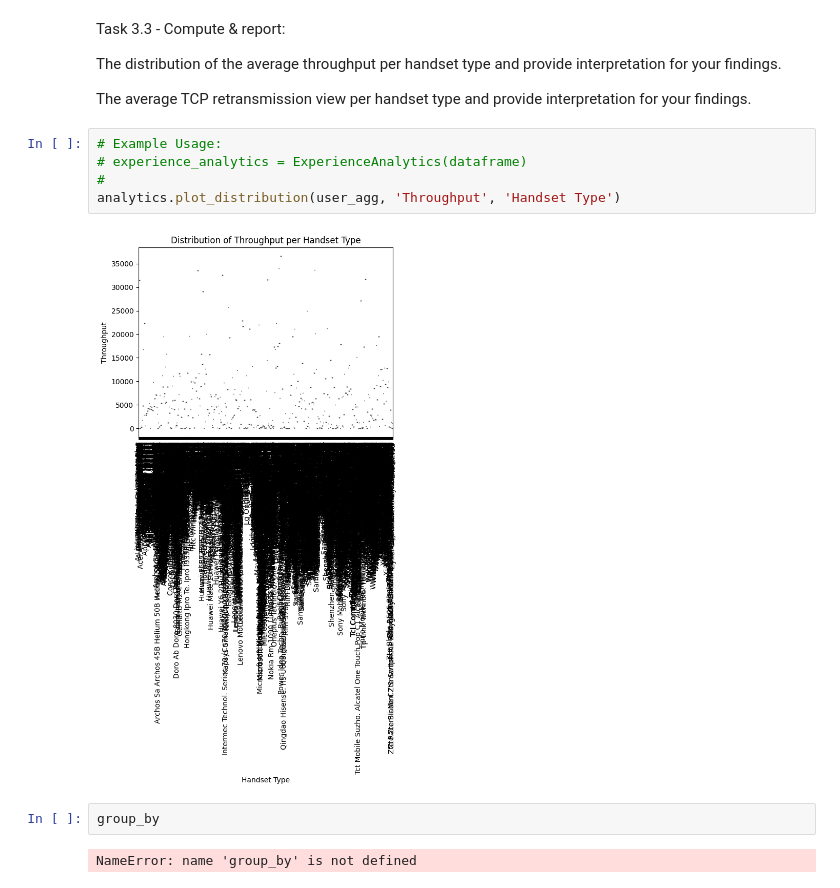
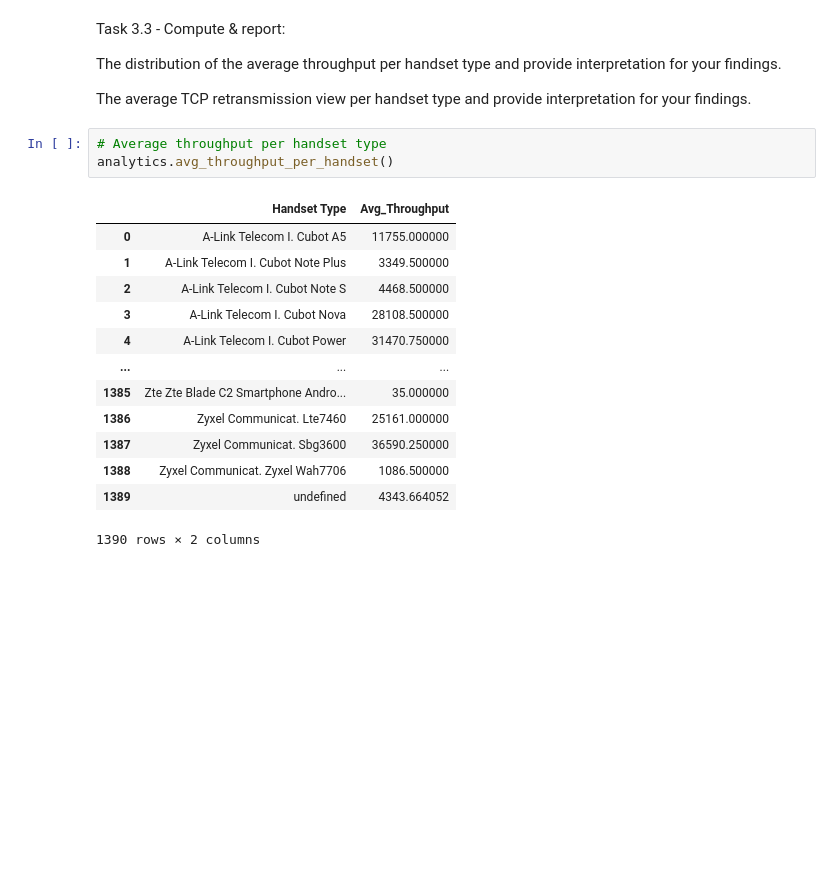
Before and after one commit to epythonlab/10academy-aim-week2-challenge, a Jupyter notebook: notebooks/experience_analytics.ipynb, the cells around one changed output. Saved outputs shown, nothing was run; the diff lists cells and outputs as text; blank space fills up the shorter version.

```diff
--- a/notebooks/experience_analytics.ipynb
+++ b/notebooks/experience_analytics.ipynb
@@ -72,14 +62,20 @@ Task 3.3 - Compute & report:
 The distribution of the average throughput per handset type and provide interpretation for your findings.
 
 The average TCP retransmission view per handset type and provide interpretation for your findings.
-# %%
-# Example Usage:
-# experience_analytics = ExperienceAnalytics(dataframe)
-#
-analytics.plot_distribution(user_agg, 'Throughput', 'Handset Type')
-# %% [output]
-[figure, removed]
-# %%
-group_by
-# %% [output]
-NameError: name 'group_by' is not defined
+# %%
+# Average throughput per handset type
+analytics.avg_throughput_per_handset()
+# %% [output]
+|  | Handset Type | Avg_Throughput |
+| 0 | A-Link Telecom I. Cubot A5 | 11755.000000 |
+| 1 | A-Link Telecom I. Cubot Note Plus | 3349.500000 |
+| 2 | A-Link Telecom I. Cubot Note S | 4468.500000 |
+| 3 | A-Link Telecom I. Cubot Nova | 28108.500000 |
+| 4 | A-Link Telecom I. Cubot Power | 31470.750000 |
+| ... | ... | ... |
+| 1385 | Zte Zte Blade C2 Smartphone Andro... | 35.000000 |
+| 1386 | Zyxel Communicat. Lte7460 | 25161.000000 |
+| 1387 | Zyxel Communicat. Sbg3600 | 36590.250000 |
+| 1388 | Zyxel Communicat. Zyxel Wah7706 | 1086.500000 |
+| 1389 | undefined | 4343.664052 |
+1390 rows × 2 columns
```
Also changed, not shown: parts of 7 cells of this notebook, 1 other file.
